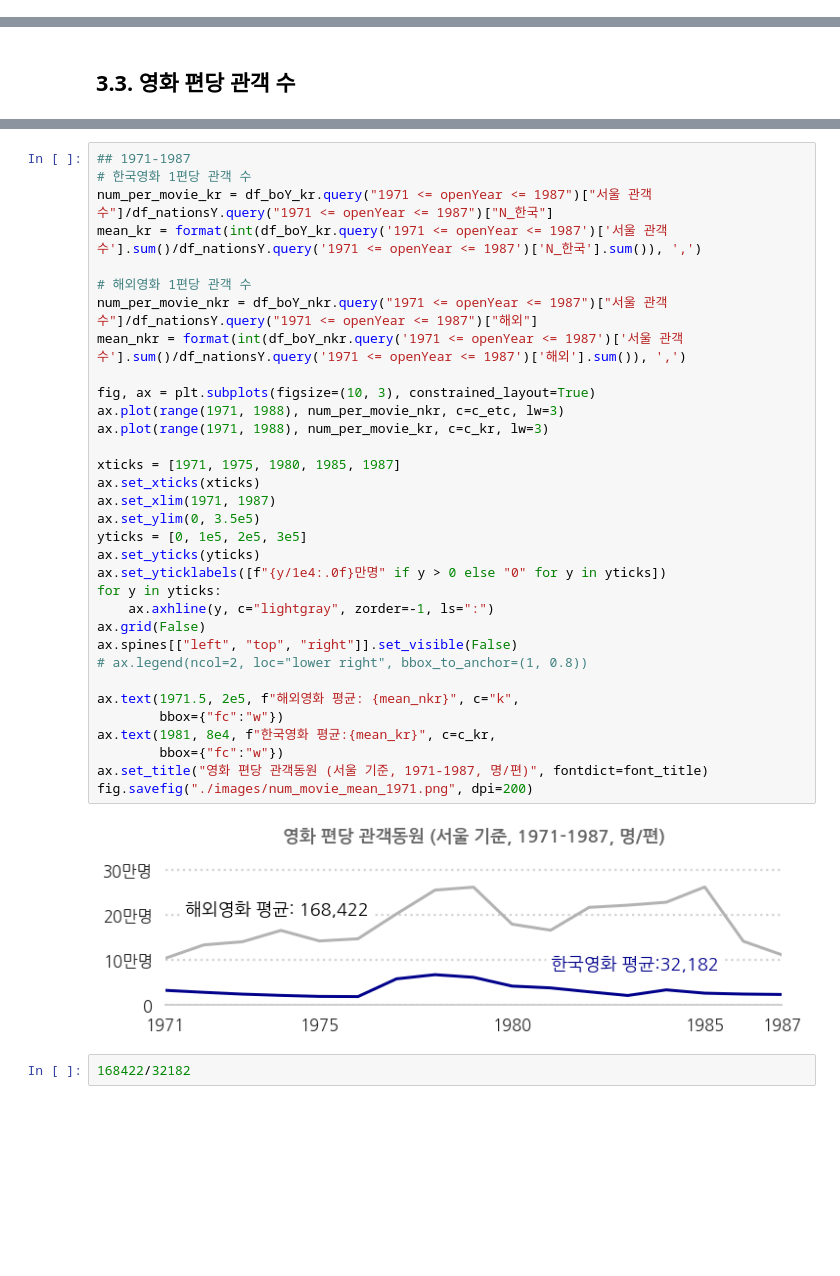
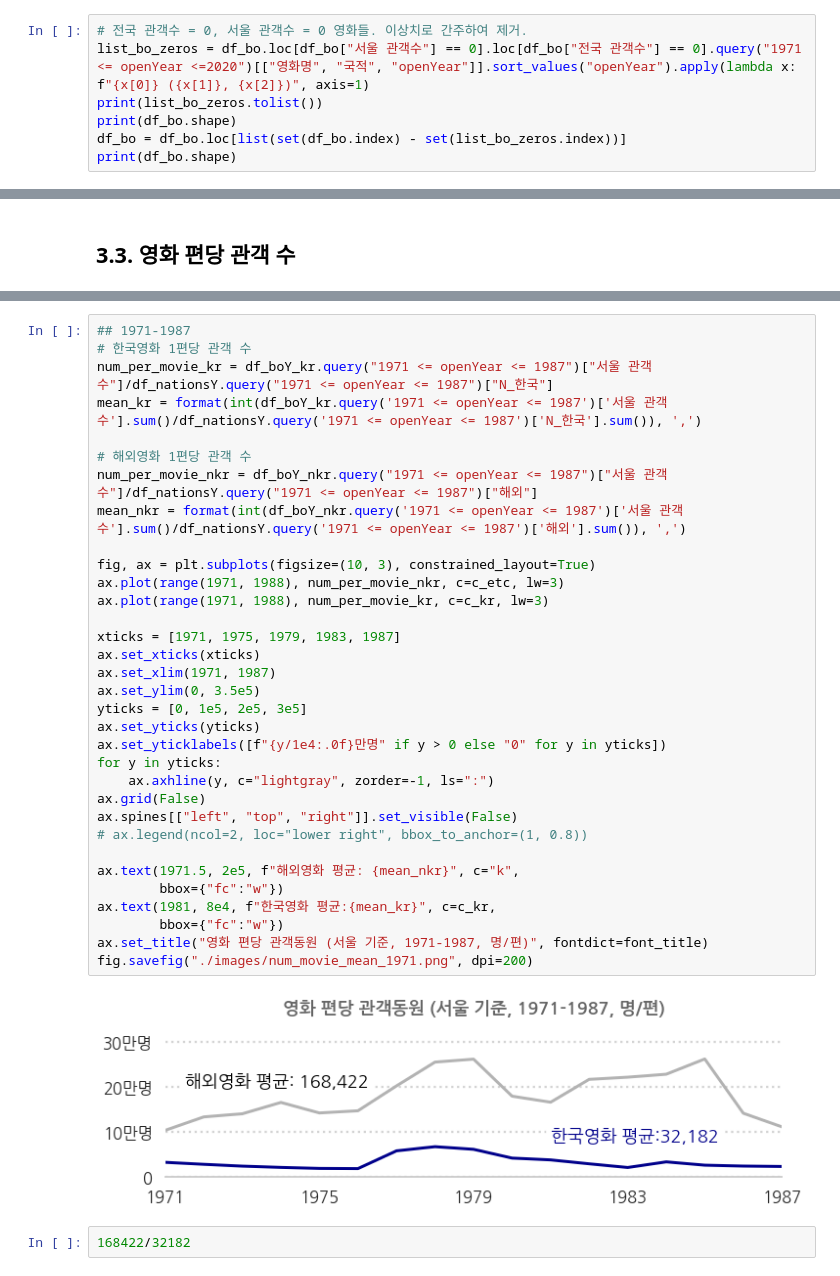
Before and after one commit to jehyunlee/datastory, a Jupyter notebook: 2021/movie/movie_2_boxoffice.ipynb, the cells around one changed output, grey strips where cells are left out. Saved outputs shown, nothing was run; the diff lists cells and outputs as text; blank space fills up the shorter version.

```diff
--- a/2021/movie/movie_2_boxoffice.ipynb
+++ b/2021/movie/movie_2_boxoffice.ipynb
@@ -116,3 +116,10 @@ df_bo["개봉일"] = df_bo["개봉일"].astype(str)
 df_bo["openYear"] = df_bo["개봉일"].apply(lambda x: x.split("-")[0])
 df_bo = df_bo.loc[df_bo["openYear"] != 'NaT']
 df_bo["openYear"] = df_bo["openYear"].astype(int)
+# %%
+# 전국 관객수 = 0, 서울 관객수 = 0 영화들. 이상치로 간주하여 제거.
+list_bo_zeros = df_bo.loc[df_bo["서울 관객수"] == 0].loc[df_bo["전국 관객수"] == 0].query("1971 <= openYear <=2020")[["영화명", "국적", "openYear"]].sort_values("openYear").apply(lambda x: f"{x[0]} ({x[1]}, {x[2]})", axis=1)
+print(list_bo_zeros.tolist())
+print(df_bo.shape)
+df_bo = df_bo.loc[list(set(df_bo.index) - set(list_bo_zeros.index))]
+print(df_bo.shape)
@@ -748,35 +759,35 @@ Name: 서울 관객수, dtype: int64
 num_per_movie_kr = df_boY_kr.query("1971 <= openYear <= 1987")["서울 관객수"]/df_nationsY.query("1971 <= openYear <= 1987")["N_한국"]
 mean_kr = format(int(df_boY_kr.query('1971 <= openYear <= 1987')['서울 관객수'].sum()/df_nationsY.query('1971 <= openYear <= 1987')['N_한국'].sum()), ',')
 
 # 해외영화 1편당 관객 수
 num_per_movie_nkr = df_boY_nkr.query("1971 <= openYear <= 1987")["서울 관객수"]/df_nationsY.query("1971 <= openYear <= 1987")["해외"]
 mean_nkr = format(int(df_boY_nkr.query('1971 <= openYear <= 1987')['서울 관객수'].sum()/df_nationsY.query('1971 <= openYear <= 1987')['해외'].sum()), ',')
 
 fig, ax = plt.subplots(figsize=(10, 3), constrained_layout=True)
 ax.plot(range(1971, 1988), num_per_movie_nkr, c=c_etc, lw=3)
 ax.plot(range(1971, 1988), num_per_movie_kr, c=c_kr, lw=3)
 
-xticks = [1971, 1975, 1980, 1985, 1987]
+xticks = [1971, 1975, 1979, 1983, 1987]
 ax.set_xticks(xticks)
 ax.set_xlim(1971, 1987)
 ax.set_ylim(0, 3.5e5)
 yticks = [0, 1e5, 2e5, 3e5]
 ax.set_yticks(yticks)
 ax.set_yticklabels([f"{y/1e4:.0f}만명" if y > 0 else "0" for y in yticks])
 for y in yticks:
     ax.axhline(y, c="lightgray", zorder=-1, ls=":")
 ax.grid(False)
 ax.spines[["left", "top", "right"]].set_visible(False)
 # ax.legend(ncol=2, loc="lower right", bbox_to_anchor=(1, 0.8))
 
 ax.text(1971.5, 2e5, f"해외영화 평균: {mean_nkr}", c="k",
         bbox={"fc":"w"})
 ax.text(1981, 8e4, f"한국영화 평균:{mean_kr}", c=c_kr,
         bbox={"fc":"w"})
 ax.set_title("영화 편당 관객동원 (서울 기준, 1971-1987, 명/편)", fontdict=font_title)
 fig.savefig("./images/num_movie_mean_1971.png", dpi=200)
 # %% [output]
-[figure, old version]
+[figure, new version]
 # %%
 168422/32182
 # %% [output]
```
Also changed, not shown: parts of 86 cells of this notebook.
